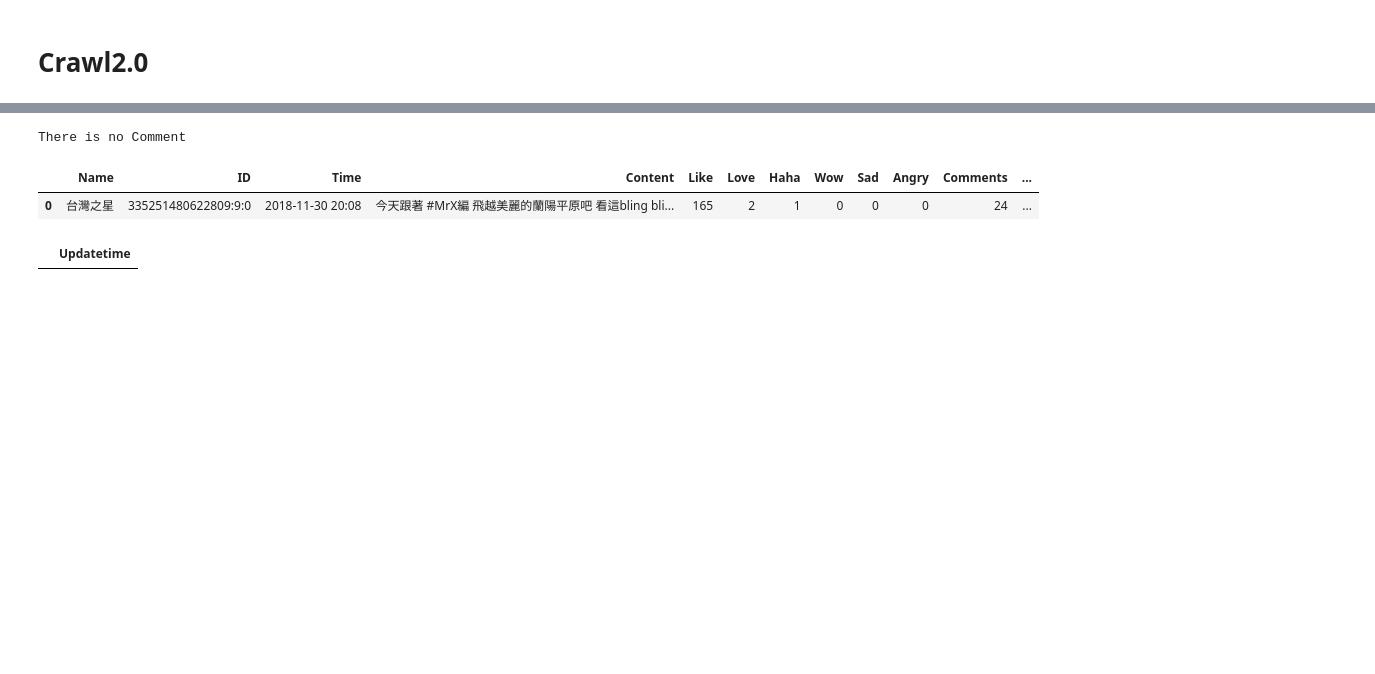
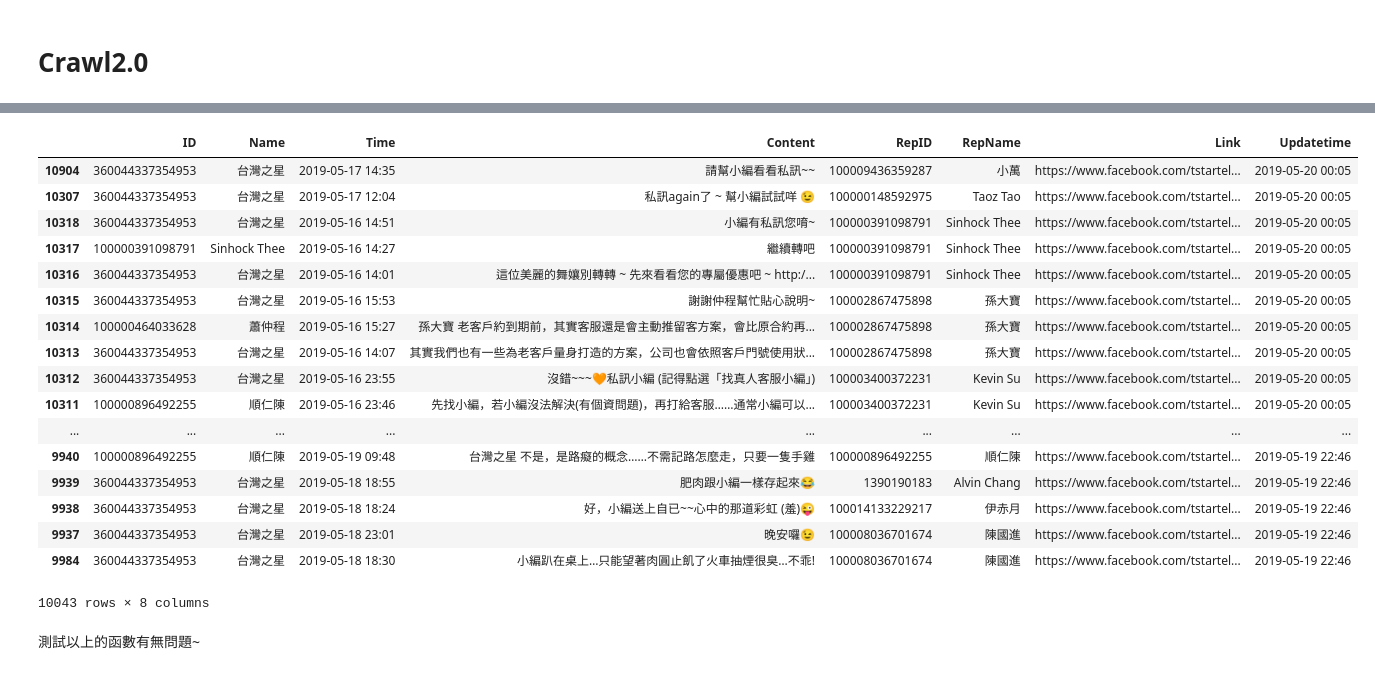
Before and after one commit to tlyu0419/FacebookCrawler, a Jupyter notebook: Facebook.ipynb, the cells around one changed output, grey strips where cells are left out. Saved outputs shown, nothing was run; the diff lists cells and outputs as text; code cells hidden in the pictures; blank space fills up the shorter version.

```diff
--- a/Facebook.ipynb
+++ b/Facebook.ipynb
@@ -1258,0 +1161,22 @@ CrawlComment(soup)
+# %%
+Comments = Comments.reindex()
+Comments
+# %% [output]
+|  | ID | Name | Time | Content | RepID | RepName | Link | Updatetime |
+| 10904 | 360044337354953 | 台灣之星 | 2019-05-17 14:35 | 請幫小編看看私訊~~ | 100009436359287 | 小萬 | https://www.facebook.com/tstartel... | 2019-05-20 00:05 |
+| 10307 | 360044337354953 | 台灣之星 | 2019-05-17 12:04 | 私訊again了 ~ 幫小編試試咩 😉 | 100000148592975 | Taoz Tao | https://www.facebook.com/tstartel... | 2019-05-20 00:05 |
+| 10318 | 360044337354953 | 台灣之星 | 2019-05-16 14:51 | 小編有私訊您唷~ | 100000391098791 | Sinhock Thee | https://www.facebook.com/tstartel... | 2019-05-20 00:05 |
+| 10317 | 100000391098791 | Sinhock Thee | 2019-05-16 14:27 | 繼續轉吧 | 100000391098791 | Sinhock Thee | https://www.facebook.com/tstartel... | 2019-05-20 00:05 |
+| 10316 | 360044337354953 | 台灣之星 | 2019-05-16 14:01 | 這位美麗的舞孃別轉轉 ~ 先來看看您的專屬優惠吧 ~ http:/... | 100000391098791 | Sinhock Thee | https://www.facebook.com/tstartel... | 2019-05-20 00:05 |
+| 10315 | 360044337354953 | 台灣之星 | 2019-05-16 15:53 | 謝謝仲程幫忙貼心說明~ | 100002867475898 | 孫大寶 | https://www.facebook.com/tstartel... | 2019-05-20 00:05 |
+| 10314 | 100000464033628 | 蕭仲程 | 2019-05-16 15:27 | 孫大寶 老客戶約到期前，其實客服還是會主動推留客方案，會比原合約再... | 100002867475898 | 孫大寶 | https://www.facebook.com/tstartel... | 2019-05-20 00:05 |
+| 10313 | 360044337354953 | 台灣之星 | 2019-05-16 14:07 | 其實我們也有一些為老客戶量身打造的方案，公司也會依照客戶門號使用狀... | 100002867475898 | 孫大寶 | https://www.facebook.com/tstartel... | 2019-05-20 00:05 |
+| 10312 | 360044337354953 | 台灣之星 | 2019-05-16 23:55 | 沒錯~~~🧡私訊小編 (記得點選「找真人客服小編」) | 100003400372231 | Kevin Su | https://www.facebook.com/tstartel... | 2019-05-20 00:05 |
+| 10311 | 100000896492255 | 順仁陳 | 2019-05-16 23:46 | 先找小編，若小編沒法解決(有個資問題)，再打給客服……通常小編可以... | 100003400372231 | Kevin Su | https://www.facebook.com/tstartel... | 2019-05-20 00:05 |
+| ... | ... | ... | ... | ... | ... | ... | ... | ... |
+| 9940 | 100000896492255 | 順仁陳 | 2019-05-19 09:48 | 台灣之星 不是，是路癡的概念……不需記路怎麼走，只要一隻手雞 | 100000896492255 | 順仁陳 | https://www.facebook.com/tstartel... | 2019-05-19 22:46 |
+| 9939 | 360044337354953 | 台灣之星 | 2019-05-18 18:55 | 肥肉跟小編一樣存起來😂 | 1390190183 | Alvin Chang | https://www.facebook.com/tstartel... | 2019-05-19 22:46 |
+| 9938 | 360044337354953 | 台灣之星 | 2019-05-18 18:24 | 好，小編送上自已~~心中的那道彩虹 (羞)😜 | 100014133229217 | 伊赤月 | https://www.facebook.com/tstartel... | 2019-05-19 22:46 |
+| 9937 | 360044337354953 | 台灣之星 | 2019-05-18 23:01 | 晚安囉😉 | 100008036701674 | 陳國進 | https://www.facebook.com/tstartel... | 2019-05-19 22:46 |
+| 9984 | 360044337354953 | 台灣之星 | 2019-05-18 18:30 | 小編趴在桌上…只能望著肉圓止飢了火車抽煙很臭…不乖! | 100008036701674 | 陳國進 | https://www.facebook.com/tstartel... | 2019-05-19 22:46 |
+10043 rows × 8 columns
@@ -1259,20 +1186,4 @@ CrawlComment(soup)
 # %%
-Expand(driver.current_url)
+PostExpand(driver.current_url)
-# %% [output]
-There is no Comment
-# %%
-soup = BeautifulSoup(driver.page_source)
-# 貼文區
-userContent = soup.find('div', {'class':'_5pcr userContentWrapper'})
-# 貼文區 > po文人資訊區塊
-PosterInfo = userContent.find('div', {'class':'l_c3pyo2v0u i_c3pynyi2f clearfix'})
-# 貼文區 > 留言區
-UFI2CommentsList = soup.find('div', {'data-testid':'UFI2CommentsList/root_depth_0'})
-CrawlPost(soup)
-# %% [output]
-|  | Name | ID | Time | Content | Like | Love | Haha | Wow | Sad | Angry | Comments | ... |
-| 0 | 台灣之星 | 335251480622809:9:0 | 2018-11-30 20:08 | 今天跟著 #MrX編 飛越美麗的蘭陽平原吧 看這bling bli... | 165 | 2 | 1 | 0 | 0 | 0 | 24 | ... |
-# %%
-CrawlPostComment(soup)
-# %% [output]
-|  | Updatetime |
+# %% [markdown]
+測試以上的函數有無問題~
```
Also changed, not shown: parts of 39 cells of this notebook.
